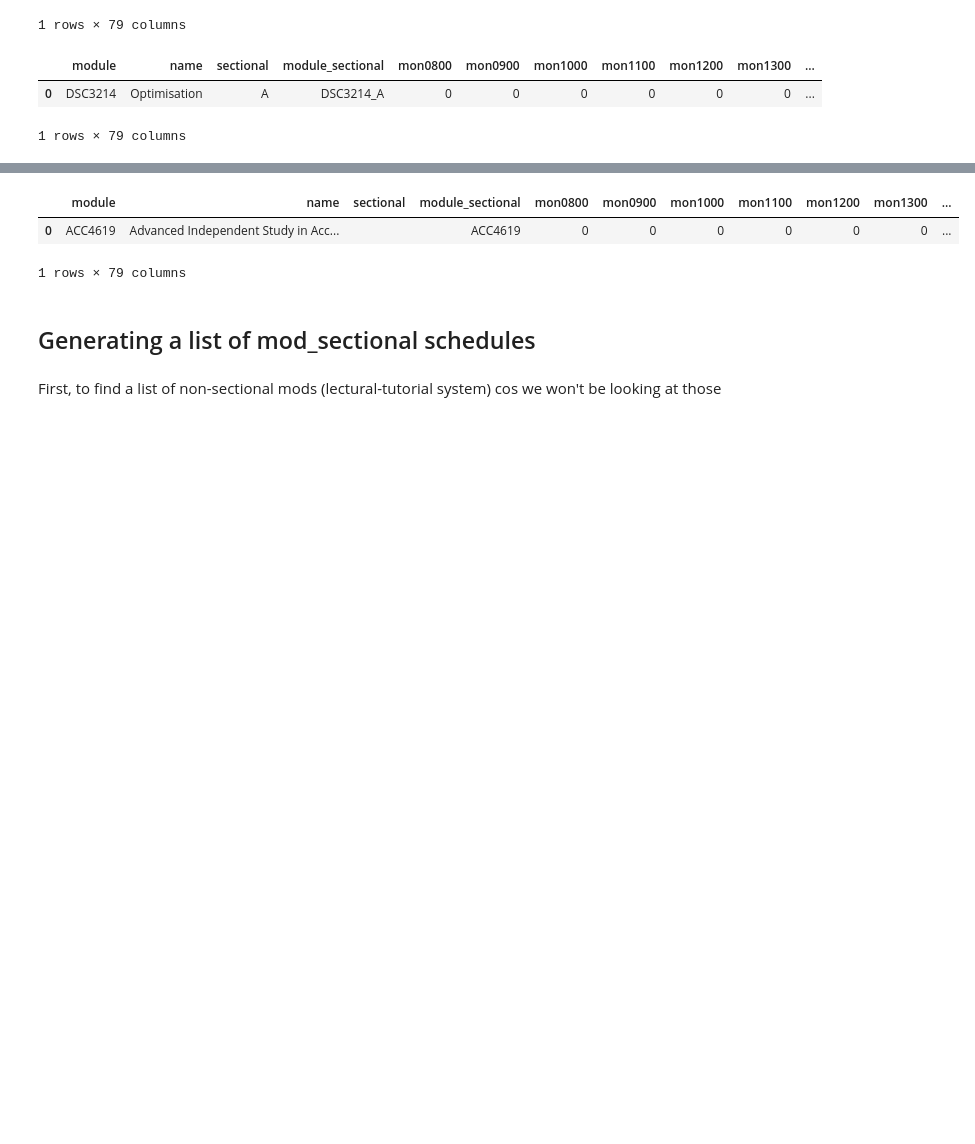
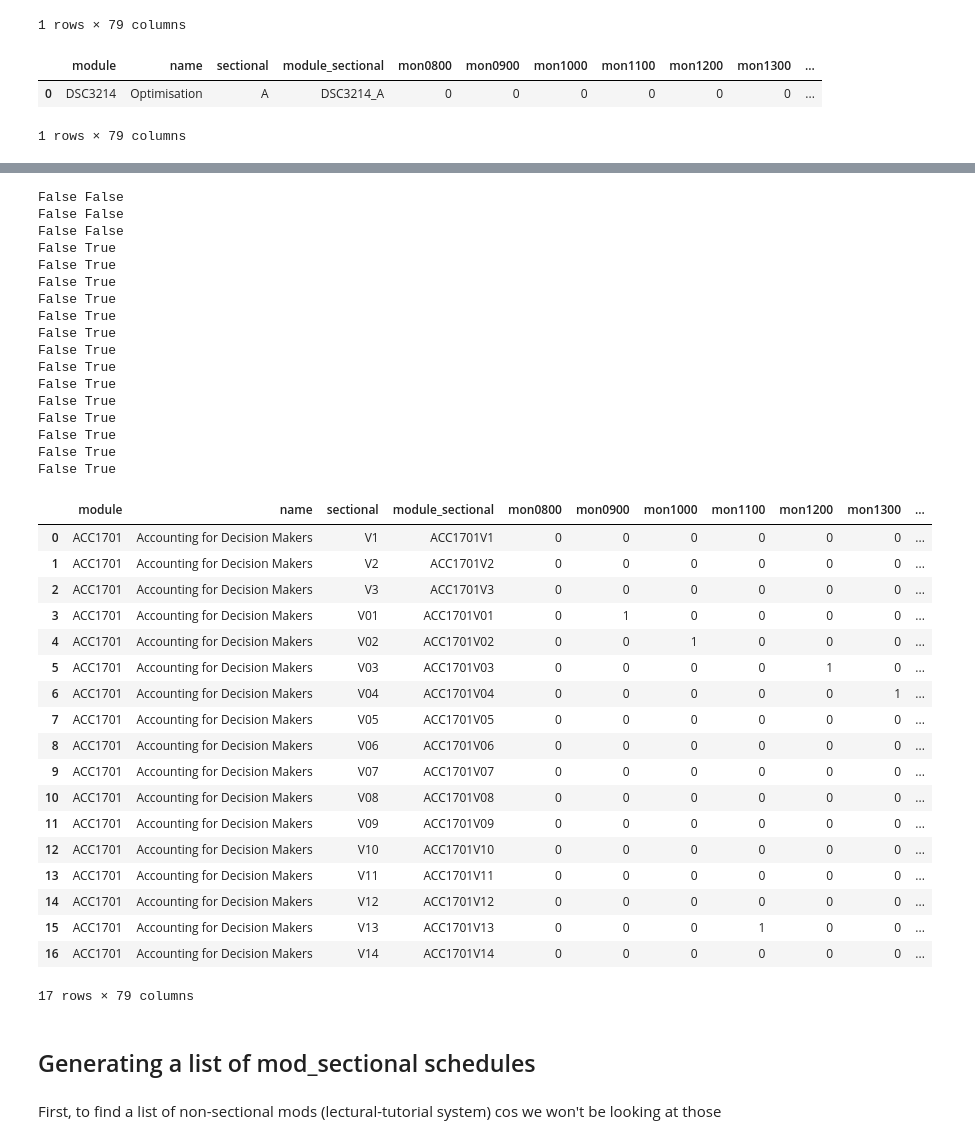
Before and after one commit to ningyuuu/dsc3214, a Jupyter notebook: Scraping.ipynb, the cells around one changed output, grey strips where cells are left out. Saved outputs shown, nothing was run; the diff lists cells and outputs as text; code cells hidden in the pictures; blank space fills up the shorter version.

```diff
--- a/Scraping.ipynb
+++ b/Scraping.ipynb
@@ -173,6 +173,6 @@ def convert_mod_info_into_lists(json):
 
     return mylist
 
-fin2004 = convert_mod_info_into_lists(get_json('ACC4619'))
+fin2004 = convert_mod_info_into_lists(get_json('ACC1701'))
 fin2004
 # %% [output]
@@ -182,7 +196,7 @@ Timetable not found for ACC4619
 # %%
 lect_tut = [
     'ACC1002',
-    'ACC1702',
+    'ACC1701',
     'BSP1005',
     'BSP1703',
     'BSP2001',
@@ -193,24 +207,58 @@ lect_tut = [
 # %%
 def convert_modlist_into_df(modlist):
     newlist = []
     for mod in modlist:
-        if (mod[0][0] in lect_tut):
-            mod_time = convert_time_info_into_list('0', '0', '0')
-            print('timetable building skipped for', mod[0][0])
+        print((mod[0][0] in lect_tut), (len(mod[0][2]) == 3))
+        if ((mod[0][0] in lect_tut) & (len(mod[0][2]) == 3)):
+            mod_time = convert_time_info_into_list('mon', '0800', '9999') # fill up all the slots
+            print('timetable building skipped for', mod[0][0], mod[0][2])
         else:
             mod_time = convert_time_info_into_list(mod[1][0], mod[1][1], mod[1][2])
         newmod = []
         newmod.extend(mod[0])
         newmod.extend(mod_time)
         newlist.append(newmod)
 
     return newlist
 
 build_df(convert_modlist_into_df(fin2004))
 # %% [output]
+False False
+False False
+False False
+False True
+False True
+False True
+False True
+False True
+False True
+False True
+False True
+False True
+False True
+False True
+False True
+False True
+False True
 |  | module | name | sectional | module_sectional | mon0800 | mon0900 | mon1000 | mon1100 | mon1200 | mon1300 | ... |
-| 0 | ACC4619 | Advanced Independent Study in Acc... |  | ACC4619 | 0 | 0 | 0 | 0 | 0 | 0 | ... |
+| 0 | ACC1701 | Accounting for Decision Makers | V1 | ACC1701V1 | 0 | 0 | 0 | 0 | 0 | 0 | ... |
+| 1 | ACC1701 | Accounting for Decision Makers | V2 | ACC1701V2 | 0 | 0 | 0 | 0 | 0 | 0 | ... |
+| 2 | ACC1701 | Accounting for Decision Makers | V3 | ACC1701V3 | 0 | 0 | 0 | 0 | 0 | 0 | ... |
+| 3 | ACC1701 | Accounting for Decision Makers | V01 | ACC1701V01 | 0 | 1 | 0 | 0 | 0 | 0 | ... |
+| 4 | ACC1701 | Accounting for Decision Makers | V02 | ACC1701V02 | 0 | 0 | 1 | 0 | 0 | 0 | ... |
+| 5 | ACC1701 | Accounting for Decision Makers | V03 | ACC1701V03 | 0 | 0 | 0 | 0 | 1 | 0 | ... |
+| 6 | ACC1701 | Accounting for Decision Makers | V04 | ACC1701V04 | 0 | 0 | 0 | 0 | 0 | 1 | ... |
+| 7 | ACC1701 | Accounting for Decision Makers | V05 | ACC1701V05 | 0 | 0 | 0 | 0 | 0 | 0 | ... |
+| 8 | ACC1701 | Accounting for Decision Makers | V06 | ACC1701V06 | 0 | 0 | 0 | 0 | 0 | 0 | ... |
+| 9 | ACC1701 | Accounting for Decision Makers | V07 | ACC1701V07 | 0 | 0 | 0 | 0 | 0 | 0 | ... |
+| 10 | ACC1701 | Accounting for Decision Makers | V08 | ACC1701V08 | 0 | 0 | 0 | 0 | 0 | 0 | ... |
+| 11 | ACC1701 | Accounting for Decision Makers | V09 | ACC1701V09 | 0 | 0 | 0 | 0 | 0 | 0 | ... |
+| 12 | ACC1701 | Accounting for Decision Makers | V10 | ACC1701V10 | 0 | 0 | 0 | 0 | 0 | 0 | ... |
+| 13 | ACC1701 | Accounting for Decision Makers | V11 | ACC1701V11 | 0 | 0 | 0 | 0 | 0 | 0 | ... |
+| 14 | ACC1701 | Accounting for Decision Makers | V12 | ACC1701V12 | 0 | 0 | 0 | 0 | 0 | 0 | ... |
+| 15 | ACC1701 | Accounting for Decision Makers | V13 | ACC1701V13 | 0 | 0 | 0 | 1 | 0 | 0 | ... |
+| 16 | ACC1701 | Accounting for Decision Makers | V14 | ACC1701V14 | 0 | 0 | 0 | 0 | 0 | 0 | ... |
-1 rows × 79 columns
+17 rows × 79 columns
 # %% [markdown]
 ## Generating a list of mod_sectional schedules
 # %% [markdown]
```
Also changed, not shown: parts of 5 cells of this notebook, 1 other file.
